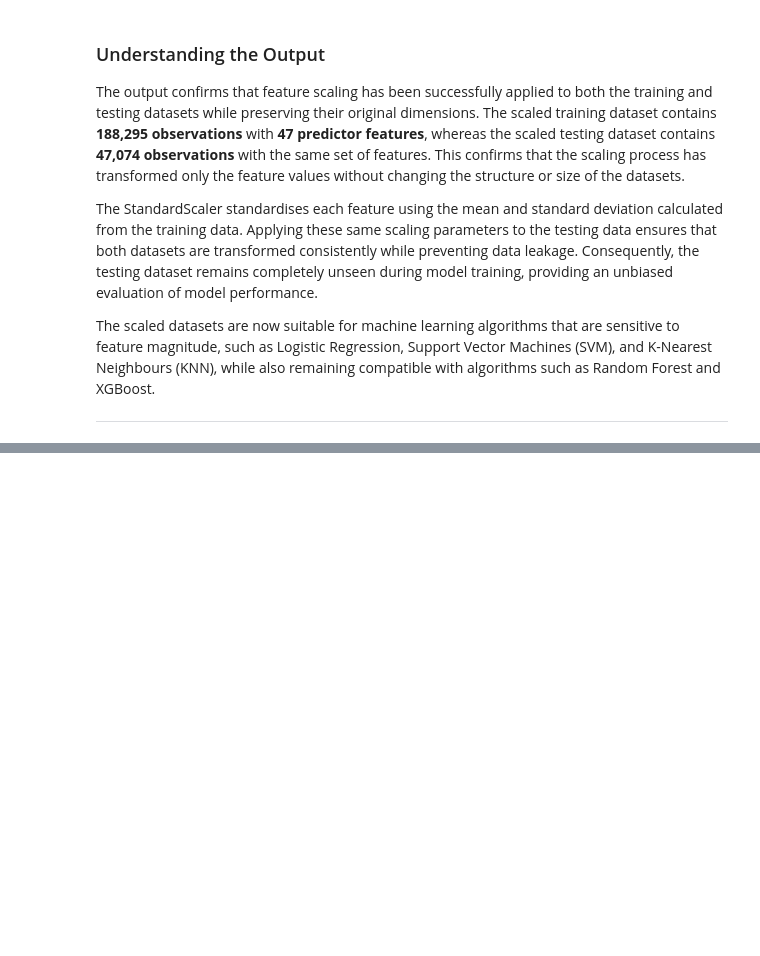
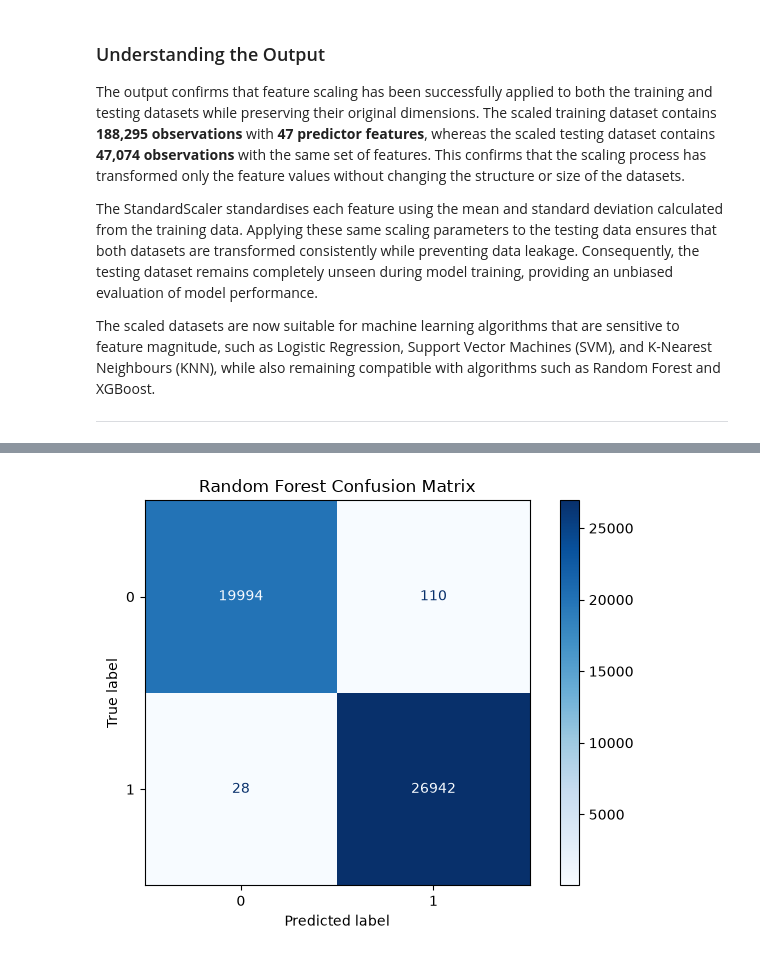
Before and after one commit to ajay-nagpal/Phishing-URL-detector, a Jupyter notebook: phishing_url_detector.ipynb, the cells around one changed output, grey strips where cells are left out. Saved outputs shown, nothing was run; the diff lists cells and outputs as text; code cells hidden in the pictures; blank space fills up the shorter version.

```diff
--- a/phishing_url_detector.ipynb
+++ b/phishing_url_detector.ipynb
@@ -2477,0 +3395,91 @@ The scaled datasets are now suitable for machine learning algorithms that are se
+# %%
+# Import the required
+# libraries.
+
+import time
+from sklearn.ensemble import RandomForestClassifier
+
+# Create the Random
+# Forest model.
+random_forest_model = (
+    RandomForestClassifier(
+        n_estimators=300,
+        criterion="entropy",
+        max_depth=20,
+        min_samples_split=2,
+        min_samples_leaf=1,
+        max_features="sqrt",
+        bootstrap=True,
+        class_weight="balanced",
+        random_state=42,
+        n_jobs=-1
+    )
+)
+
+# Measure the model
+# training time.
+start_time = time.time()
+
+# Train the model.
+random_forest_model.fit(
+    X_train_scaled,
+    y_train
+)
+
+training_time = (
+    time.time()- start_time
+)
+
+# Display the model
+# parameters.
+print(
+    "Model Parameters:"
+)
+
+print(
+    {
+        "n_estimators": 300,
+        "criterion": "entropy",
+        "max_depth": 20,
+        "min_samples_split": 2,
+        "min_samples_leaf": 1,
+        "max_features": "sqrt",
+        "bootstrap": True,
+        "class_weight": "balanced"
+    }
+)
+
+# Display the total
+# training time.
+print(
+    f"\nTraining Time: "
+    f"{training_time:.4f} seconds"
+)
+
+# Measure the prediction
+# time.
+start_time = time.time()
+
+# Generate predictions.
+random_forest_model.predict(
+    X_test_scaled
+)
+
+prediction_time = (
+    time.time()
+    - start_time
+)
+
+# Evaluate the trained
+# model.
+random_forest_metrics = (
+    evaluate_classification_model(
+        model=random_forest_model,
+        X_test=X_test_scaled,
+        y_test=y_test,
+        training_time=training_time,
+        prediction_time=prediction_time,
+        model_name="Random Forest"
+    )
+)
+# %% [output]
@@ -2477,0 +3508 @@ The scaled datasets are now suitable for machine learning algorithms that are se
+[figure, added]
```
Also changed, not shown: parts of 20 cells of this notebook.
